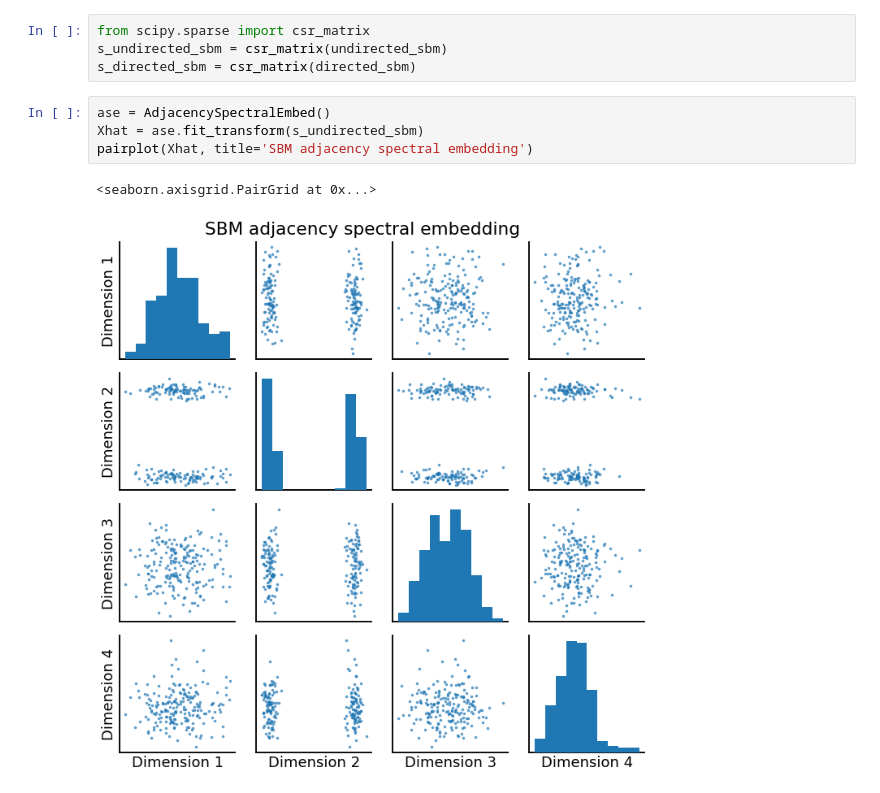
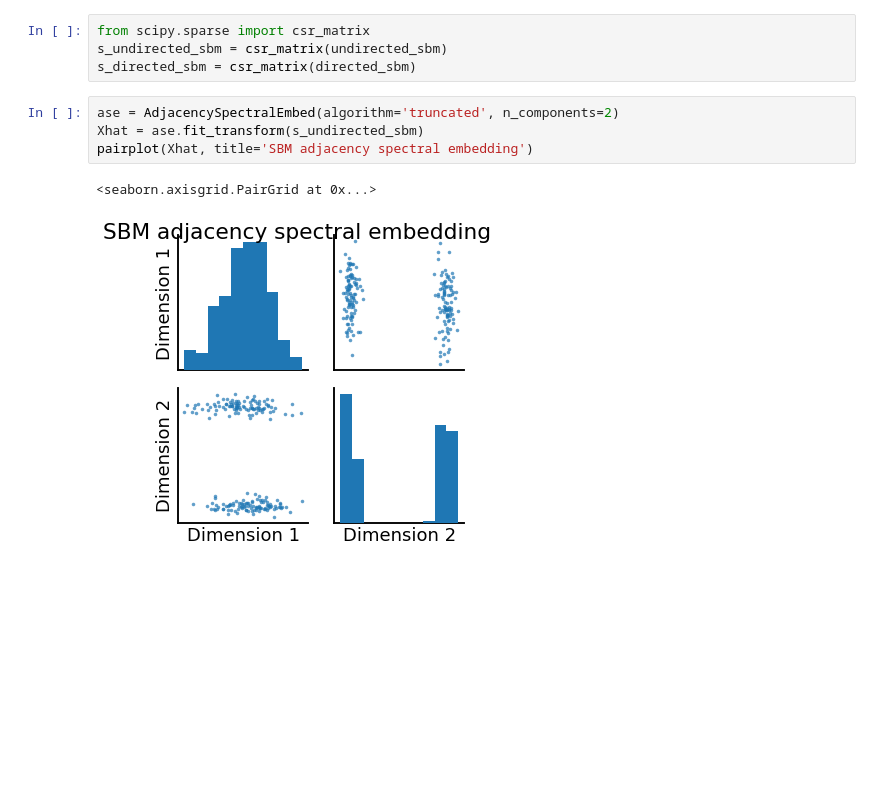
Before and after one commit to asaadeldin11/nbview, a Jupyter notebook: sparse_ase.ipynb, the cells around one changed output. Drawn from its saved outputs; the diff is of its cells as text; blank space fills up the shorter version.

```diff
--- a/sparse_ase.ipynb
+++ b/sparse_ase.ipynb
@@ -42,12 +42,12 @@ from scipy.sparse import csr_matrix
 s_undirected_sbm = csr_matrix(undirected_sbm)
 s_directed_sbm = csr_matrix(directed_sbm)
 # %%
-ase = AdjacencySpectralEmbed()
+ase = AdjacencySpectralEmbed(algorithm='truncated', n_components=2)
 Xhat = ase.fit_transform(s_undirected_sbm)
 pairplot(Xhat, title='SBM adjacency spectral embedding')
 # %% [output]
 <seaborn.axisgrid.PairGrid at 0x...>
-[figure, old version]
+[figure, new version]
 # %%
 ase = AdjacencySpectralEmbed()
 Xhat, Yhat = ase.fit_transform(s_directed_sbm)
```
Also changed, not shown: parts of 10 cells of this notebook.
